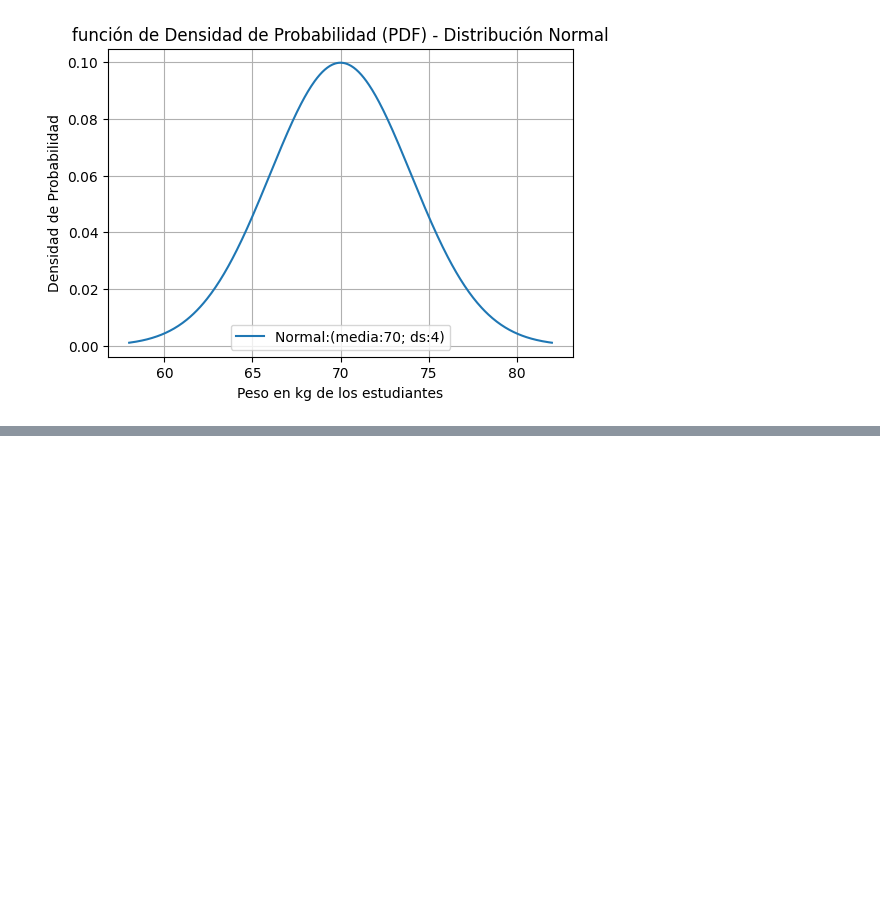
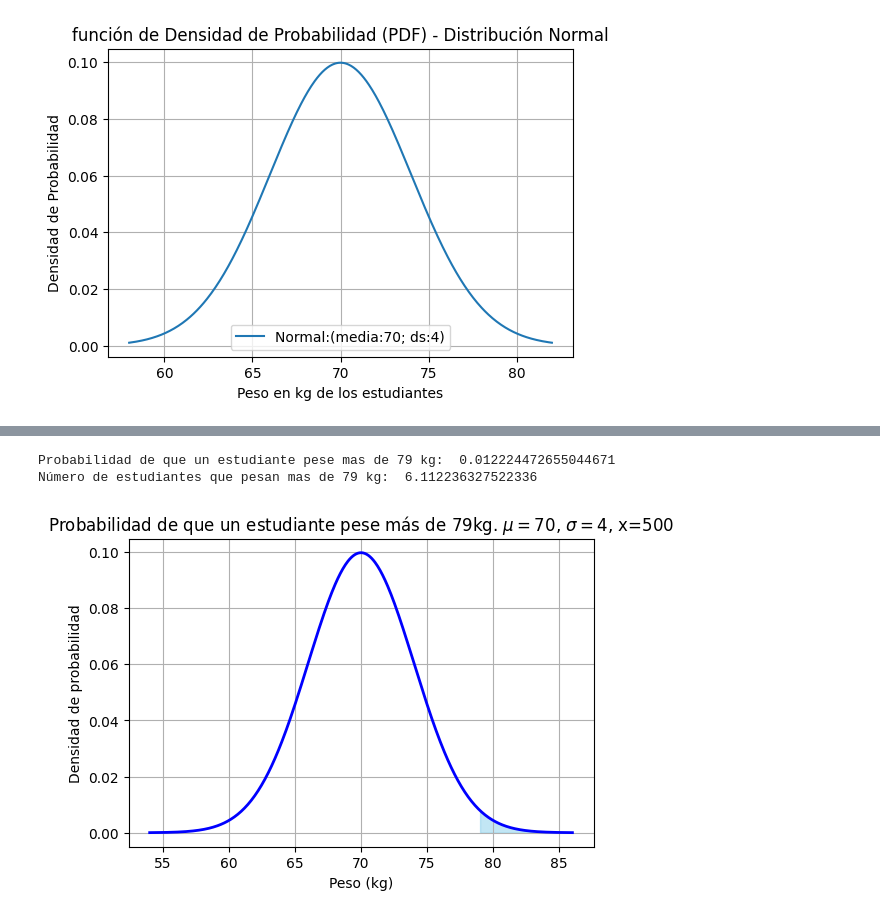
Before and after one commit to 25041001-cloud/Probabilidad, a Jupyter notebook: Unidad4/Practica_1.ipynb, the cells around one changed output, grey strips where cells are left out. Drawn from its saved outputs; the diff is of its cells as text; code cells hidden in the pictures; blank space fills up the shorter version.

```diff
--- a/Unidad4/Practica_1.ipynb
+++ b/Unidad4/Practica_1.ipynb
@@ -96,0 +173,40 @@ plt.show()
+# %%
+plt.figure(figsize=(6, 4))
+
+#Parámetros de la distribución normal
+media=70 #Media
+desv_std=4 #Desviación estándar
+total_estudiantes=500
+
+#Variable para calculo de la probabilidad de que un estudiante pese mas de 79 kg
+peso_limite=79
+
+#Primero necesitamos calcular la probabilidad de que un estudiante pese mas
+#de 79 kg utilizando la función de distribución acumulativa (CDF) de la distribución normal
+prob_menos_79kg=norm.cdf(peso_limite, media, desv_std)
+
+#La probabilidad de que un estudiante pese más de 79 kg es complementaria
+prob_mas_79kg=1-prob_menos_79kg
+
+#Calculo del número de estudiantes que pesan mas de 79 kg
+estudiantes_mas_79kg=total_estudiantes*prob_mas_79kg
+
+print("Probabilidad de que un estudiante pese mas de 79 kg: ", prob_mas_79kg)
+print("Número de estudiantes que pesan mas de 79 kg: ", estudiantes_mas_79kg)
+
+#Calcular la distribución normal
+x=np.linspace(media-4*desv_std, media + 4 * desv_std, total_estudiantes)
+y=norm.pdf(x, media, desv_std)
+
+#Graficar la distribución normal
+plt.plot(x, y, 'b', linewidth=2)
+plt.fill_between(x, y, where=(x>=peso_limite), color='skyblue', alpha=0.5)
+plt.title(r'Probabilidad de que un estudiante pese más de 79kg. $\mu=70$, $\sigma=4$, x=500')
+plt.xlabel('Peso (kg)')
+plt.ylabel('Densidad de probabilidad')
+plt.grid(True)
+plt.show()
+# %% [output]
+Probabilidad de que un estudiante pese mas de 79 kg:  0.012224472655044671
+Número de estudiantes que pesan mas de 79 kg:  6.112236327522336
+[figure, added]
```
Also changed, not shown: parts of 7 cells of this notebook.
